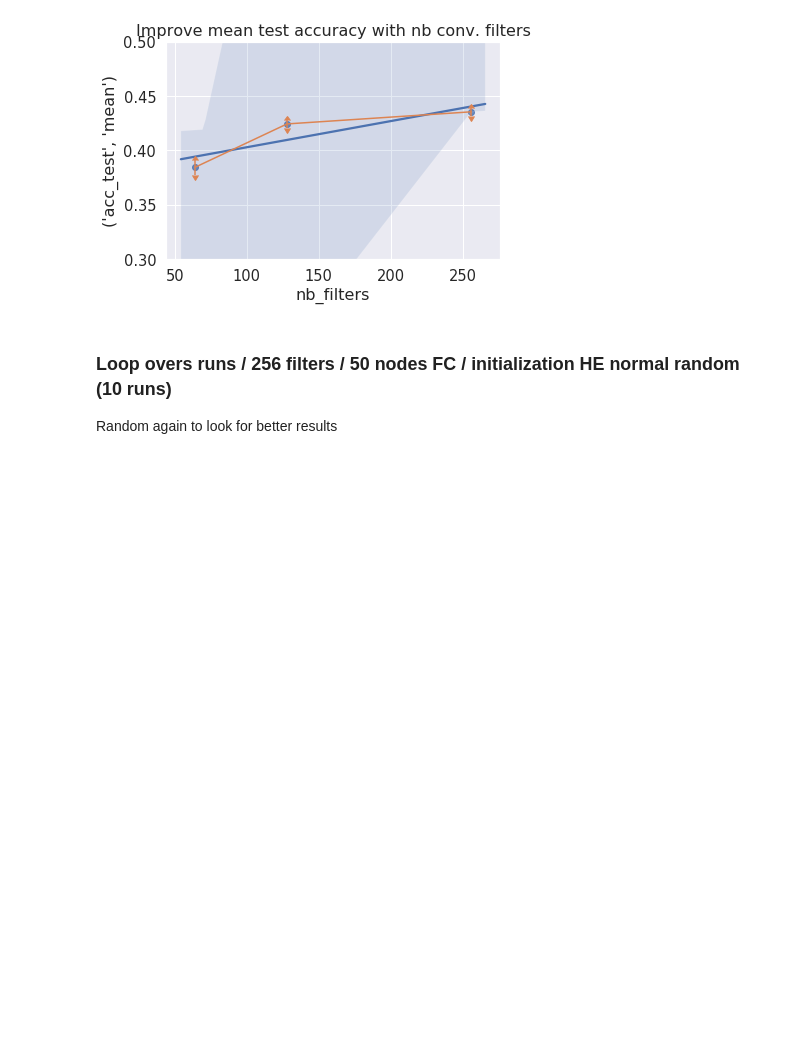
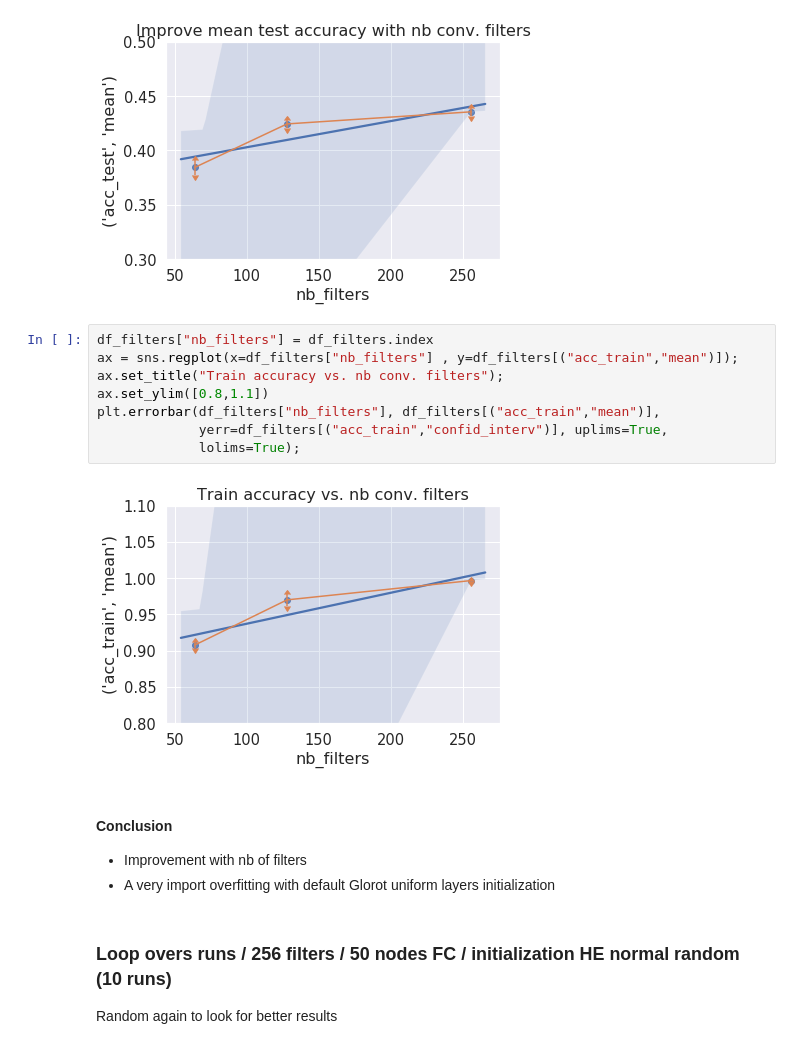
Before and after one commit to jeugregg/DeepLearningPictureDogs, a Jupyter notebook: 03_OC_IML_Project_6_my_neural_network_2.ipynb, the cells around one changed output. Drawn from its saved outputs; the diff is of its cells as text; blank space fills up the shorter version.

Commit message:
add figures for presentation
fixes #12

```diff
--- a/03_OC_IML_Project_6_my_neural_network_2.ipynb
+++ b/03_OC_IML_Project_6_my_neural_network_2.ipynb
@@ -1126,6 +1130,21 @@ plt.errorbar(df_filters["nb_filters"], df_filters[("acc_test","mean")],
              lolims=True);
 # %% [output]
 [figure]
+# %%
+df_filters["nb_filters"] = df_filters.index
+ax = sns.regplot(x=df_filters["nb_filters"] , y=df_filters[("acc_train","mean")]);
+ax.set_title("Train accuracy vs. nb conv. filters");
+ax.set_ylim([0.8,1.1])
+plt.errorbar(df_filters["nb_filters"], df_filters[("acc_train","mean")],
+             yerr=df_filters[("acc_train","confid_interv")], uplims=True,
+             lolims=True);
+# %% [output]
+[figure, added]
+# %% [markdown]
+#### Conclusion
+
+- Improvement with nb of filters
+- A very import overfitting with default Glorot uniform layers initialization
 # %% [markdown]
 ### Loop overs runs / 256 filters / 50 nodes FC / initialization HE normal random  (10 runs)
 
```
Also changed, not shown: parts of 2 cells of this notebook, 1 other file.
